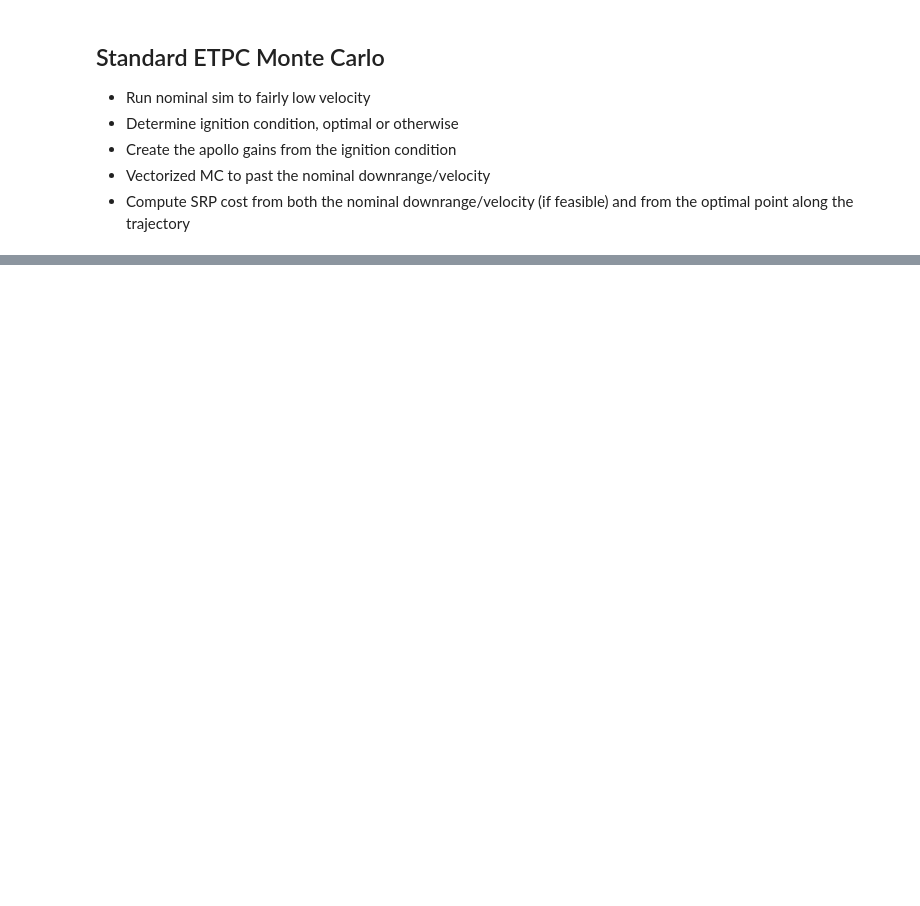
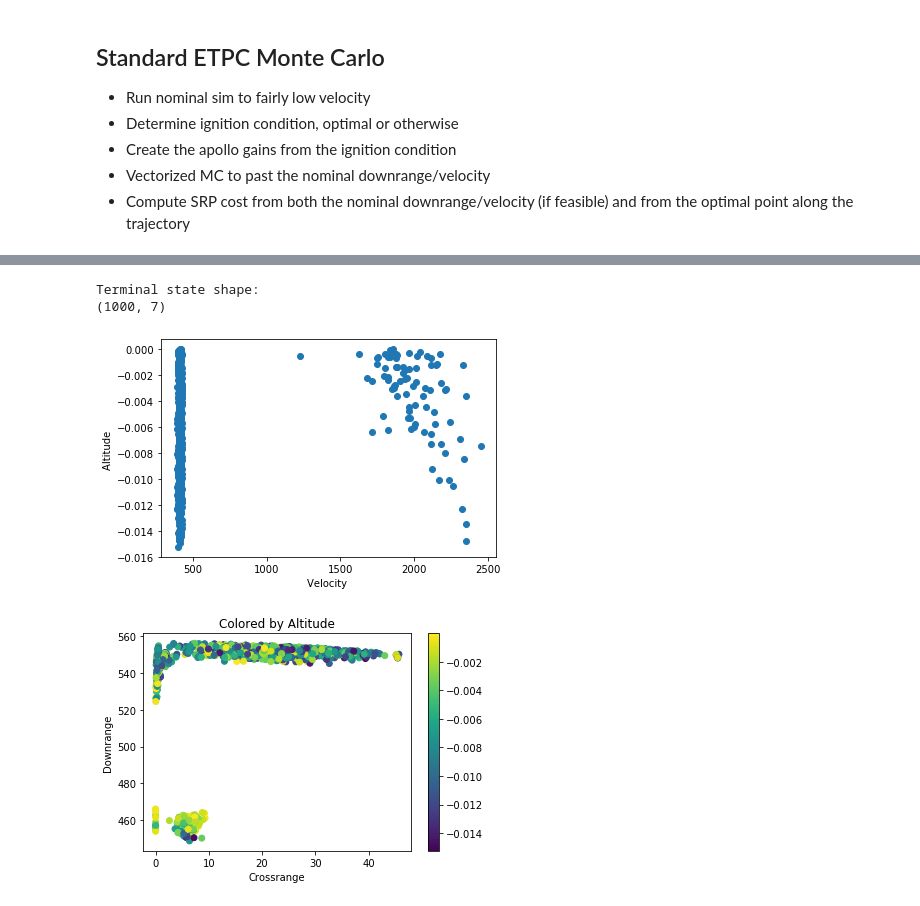
Before and after one commit to CDNoyes/EDL-Py, a Jupyter notebook: FuelOptimal.ipynb, the cells around one changed output, grey strips where cells are left out. Cells and saved outputs as stored; diff of their text form; code cells hidden in the pictures; blank space fills up the shorter version.

```diff
--- a/FuelOptimal.ipynb
+++ b/FuelOptimal.ipynb
@@ -841,0 +973,9 @@ mc.run(x0, save=False)
+# %%
+mc.set_trigger(altitude_trigger(0))
+mc.trigger()
+mc.plot()
+# %% [output]
+Terminal state shape:
+(1000, 7)
+[figure, added]
+[figure, added]
```
Also changed, not shown: parts of 17 cells of this notebook.
